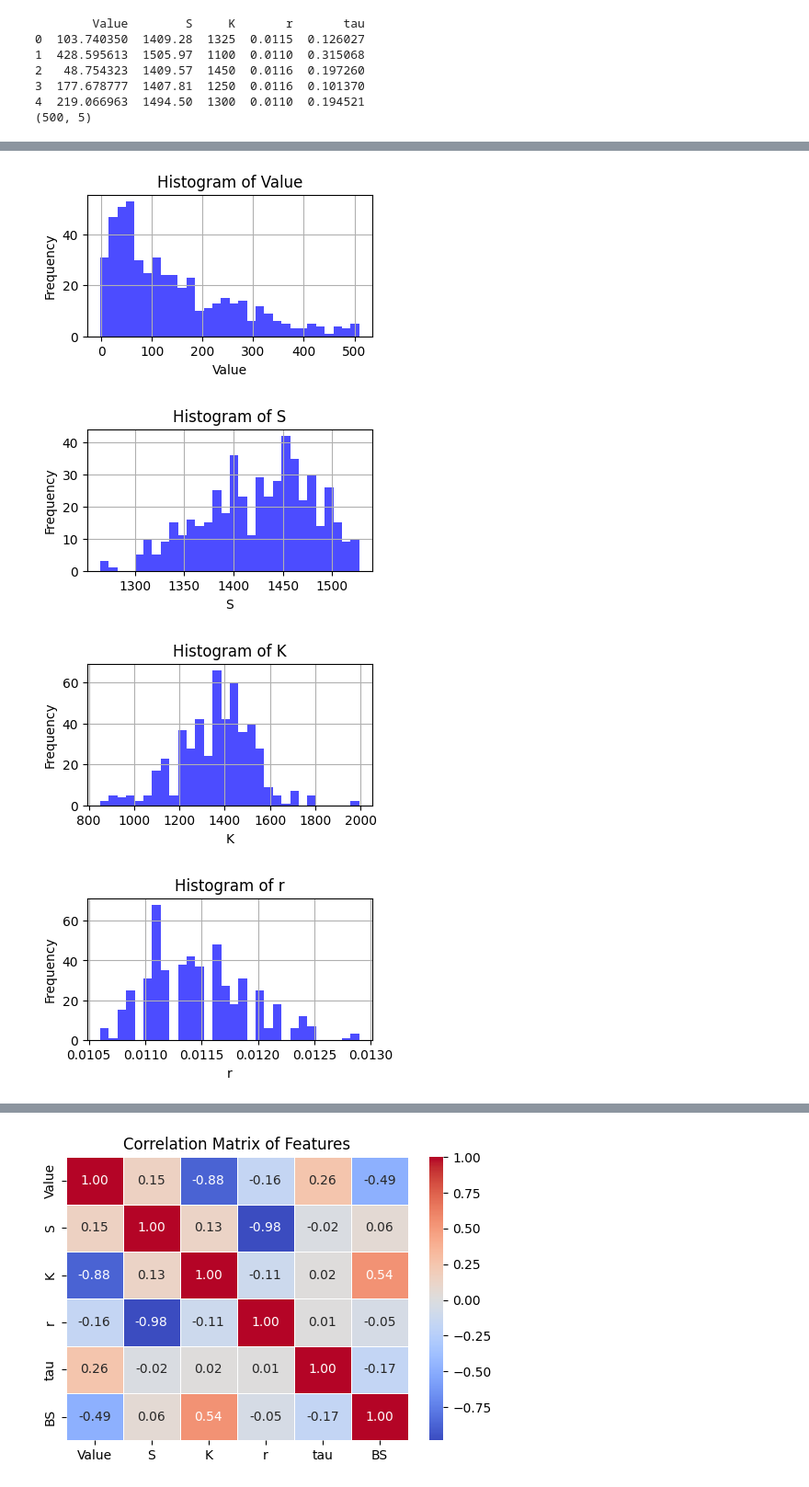
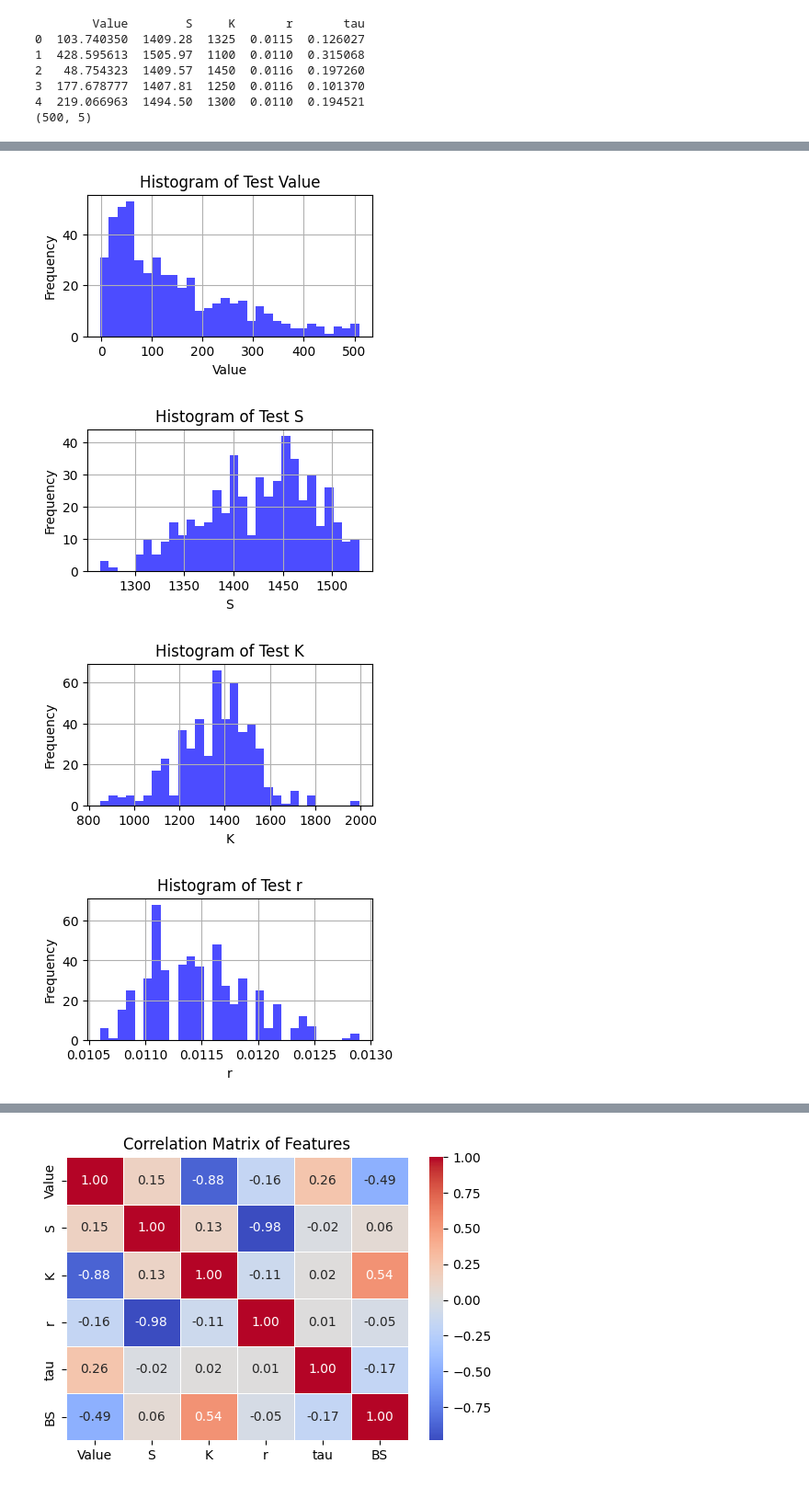
Before and after one commit to donya-dm/options_pricing_prediction, a Jupyter notebook: V8_DSO_530_Project_Classification.ipynb, the cells around one changed output, grey strips where cells are left out. Shown at 92% size. Cells and saved outputs as stored; diff of their text form; code cells hidden in the pictures.

```diff
--- a/V8_DSO_530_Project_Classification.ipynb
+++ b/V8_DSO_530_Project_Classification.ipynb
@@ -86,7 +86,7 @@ print(test_data.shape)
 for column in train_data.columns:
     plt.figure(figsize=(4, 2))
     plt.hist(train_data[column], bins=30, color='blue', alpha=0.7)
-    plt.title(f'Histogram of {column}')
+    plt.title(f'Histogram of Training {column}')
     plt.xlabel(column)
     plt.ylabel('Frequency')
     plt.grid(True)
@@ -102,15 +102,15 @@ for column in train_data.columns:
 # %%
 # Plot histograms for each feature
 for column in test_data.columns:
     plt.figure(figsize=(4, 2))
     plt.hist(test_data[column], bins=30, color='blue', alpha=0.7)
-    plt.title(f'Histogram of {column}')
+    plt.title(f'Histogram of Test {column}')
     plt.xlabel(column)
     plt.ylabel('Frequency')
     plt.grid(True)
     plt.show()
 # %% [output]
-[figure, old version]
+[figure, new version]
-[figure, old version]
+[figure, new version]
-[figure, old version]
+[figure, new version]
-[figure, old version]
+[figure, new version]
```
Also changed, not shown: parts of 24 cells of this notebook.
